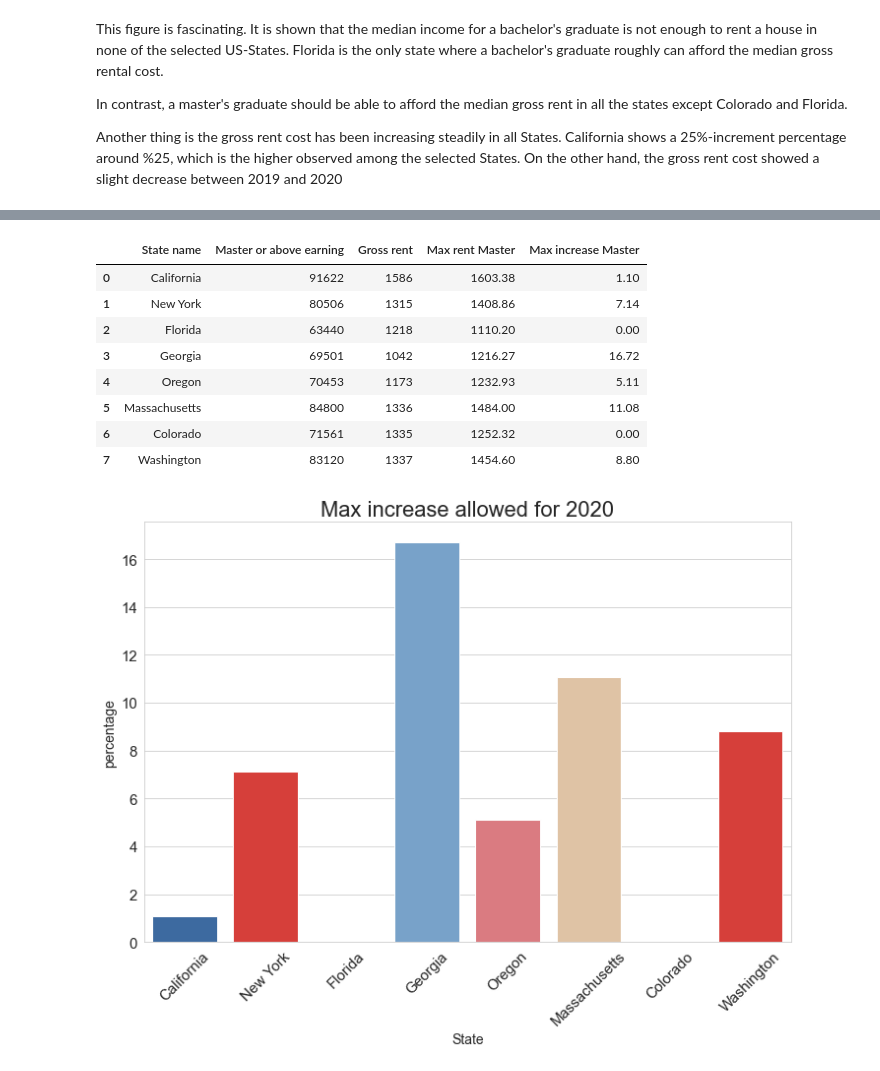
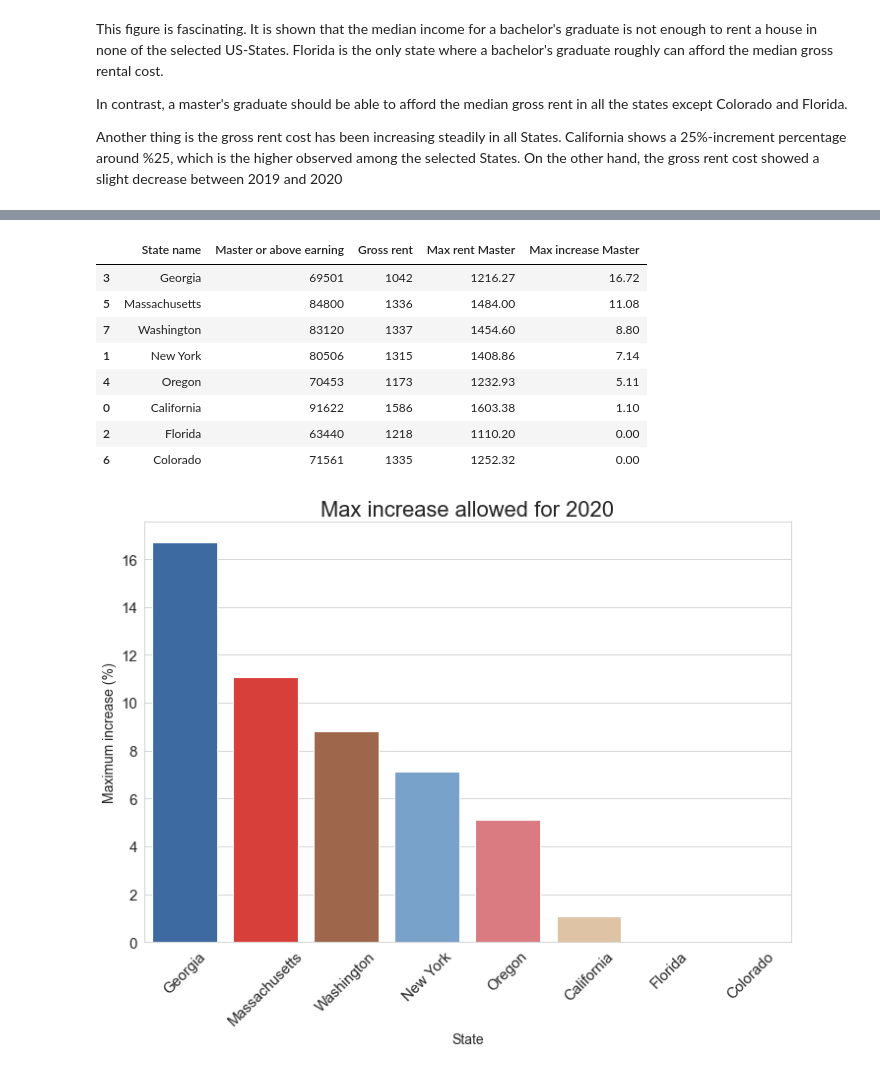
Before and after one commit to aliglara/capstone-c1-DA, a Jupyter notebook: codes/EDA_homeless_pop.ipynb, the cells around one changed output, grey strips where cells are left out. Drawn from its saved outputs; the diff is of its cells as text; code cells hidden in the pictures.

```diff
--- a/codes/EDA_homeless_pop.ipynb
+++ b/codes/EDA_homeless_pop.ipynb
@@ -278,7 +300,8 @@ Let's find out which states were on the top 10 list per year
 # %%
 top_states_index = []
 for year in years:
-    top_states_index.extend(raw_data_df[raw_data_df["Year"] == year].sort_values(by="Homeless pop", ascending=False).head(10).index.to_list())
+    (top_states_index.extend(raw_data_df[raw_data_df["Year"] == year].sort_values(by="Homeless pop",
+                                                                                  ascending=False).head(10).index.to_list()))
 # %%
 # Let's put this into a dataframe
 top_states_df = raw_data_df.loc[top_states_index, "State name"]
@@ -728,5 +820,15 @@ earning_df.rename({
 # %%
 def max_rent(value, tax_perc=37, ratio=3):
+    """
+    Calculation of the maximum rent cost based on the income
+    Args:
+        value (_type_): salary yearly
+        tax_perc (int, optional): _description_. Defaults to 37.
+        ratio (int, optional): _description_. Defaults to 3.
+
+    Returns:
+        _type_: maximum rent cost
+    """
     return np.round(value * (100 - tax_perc) / 12 / ratio / 100, 2)
 # %%
 # Some calculations
@@ -862,28 +945,31 @@ subdata2020.reset_index(inplace=True)
 subdata2020 = subdata2020.drop(["Bachelor earning", "Perc diff", "Max rent Bachelor"], axis=1)
 # %%
 subdata2020["Max increase Master"] = subdata2020[["Gross rent", "Max rent Master"]].apply(lambda x:able_to_pay(*x), axis=1)
+subdata2020.sort_values(by="Max increase Master", ascending=False, inplace=True)
 # %%
 subdata2020
 # %% [output]
 |  | State name | Master or above earning | Gross rent | Max rent Master | Max increase Master |
+| 3 | Georgia | 69501 | 1042 | 1216.27 | 16.72 |
+| 5 | Massachusetts | 84800 | 1336 | 1484.00 | 11.08 |
+| 7 | Washington | 83120 | 1337 | 1454.60 | 8.80 |
+| 1 | New York | 80506 | 1315 | 1408.86 | 7.14 |
+| 4 | Oregon | 70453 | 1173 | 1232.93 | 5.11 |
 | 0 | California | 91622 | 1586 | 1603.38 | 1.10 |
-| 1 | New York | 80506 | 1315 | 1408.86 | 7.14 |
 | 2 | Florida | 63440 | 1218 | 1110.20 | 0.00 |
-| 3 | Georgia | 69501 | 1042 | 1216.27 | 16.72 |
-| 4 | Oregon | 70453 | 1173 | 1232.93 | 5.11 |
-| 5 | Massachusetts | 84800 | 1336 | 1484.00 | 11.08 |
 | 6 | Colorado | 71561 | 1335 | 1252.32 | 0.00 |
-| 7 | Washington | 83120 | 1337 | 1454.60 | 8.80 |
 # %%
 fig, ax = plt.subplots(figsize=(10, 8))
-g = sns.barplot(y="Max increase Master", x="State name", data=subdata2020,
+g = sns.barplot(y="Max increase Master",
+                x="State name",
+                data=subdata2020,
                 palette=palettable.tableau.BlueRed_6.mpl_colors, ax=ax)
-g.set_ylabel("percentage", fontsize=14)
+g.set_ylabel("Maximum increase (%)", fontsize=14)
 g.set_xlabel("State", fontsize=14)
 g.set_title("Max increase allowed for 2020")
 g.tick_params(axis='both', which='major', labelsize=15)
 g.tick_params(axis="x", labelrotation=45)
 plt.tight_layout()
 plt.show()
 # %% [output]
-[figure, old version]
+[figure, new version]
```
Also changed, not shown: parts of 95 cells of this notebook.
